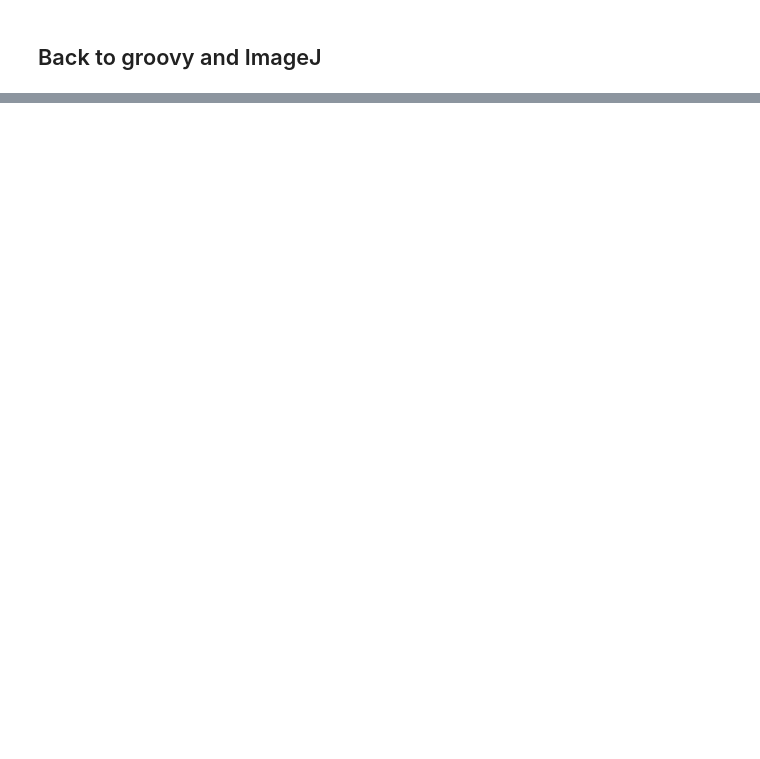
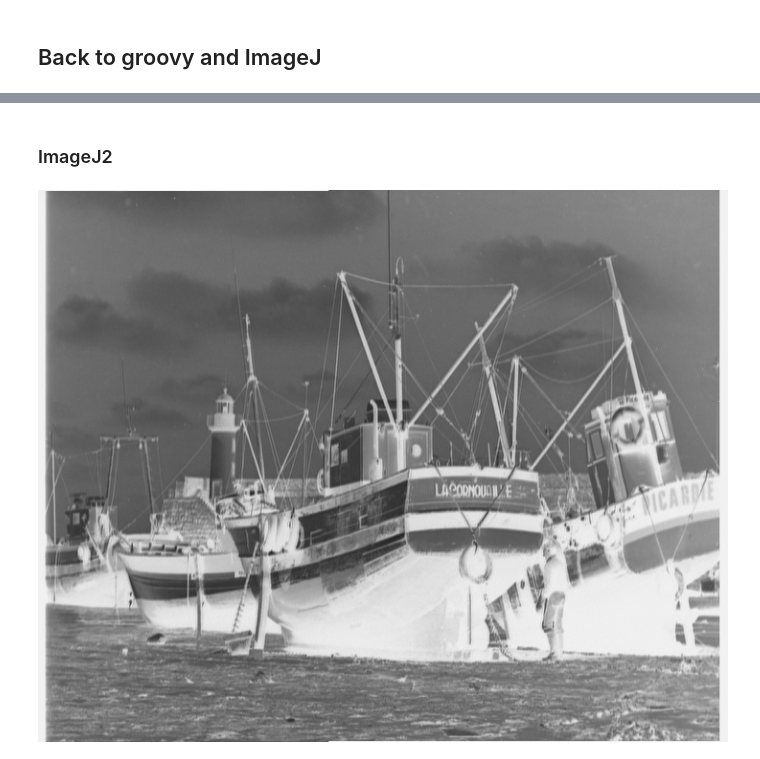
Before and after one commit to MontpellierRessourcesImagerie/image-analysis-notebooks, a Jupyter notebook: proof_of_concept/ImageJ-on-Jupyter-mixing-java-and-cpython.ipynb, the cells around one changed output, grey strips where cells are left out. Saved outputs shown, nothing was run; the diff lists cells and outputs as text; code cells hidden in the pictures; blank space fills up the shorter version.

```diff
--- a/proof_of_concept/ImageJ-on-Jupyter-mixing-java-and-cpython.ipynb
+++ b/proof_of_concept/ImageJ-on-Jupyter-mixing-java-and-cpython.ipynb
@@ -120,0 +153,15 @@ Image(ip.getBufferedImage())
+# %% [markdown]
+### ImageJ2
+# %%
+import net.imglib2.type.numeric.integer.ByteType
+import net.imglib2.img.basictypeaccess.array.ByteArray
+import net.imglib2.img.array.ArrayImg
+import net.imglib2.img.array.ArrayImgs
+import net.imglib2.img.display.imagej.ImageJFunctions
+
+bytes = (byte[])pixels.toArray()
+ArrayImg< ByteType, ByteArray > img = ArrayImgs.unsignedBytes(bytes, beakerx.width, beakerx.height);
+ip = ImageJFunctions.wrap(img, "inverted boats")
+Image(ip.getBufferedImage())
+# %% [output]
+[figure, added]
```
Also changed, not shown: parts of 14 cells of this notebook.
